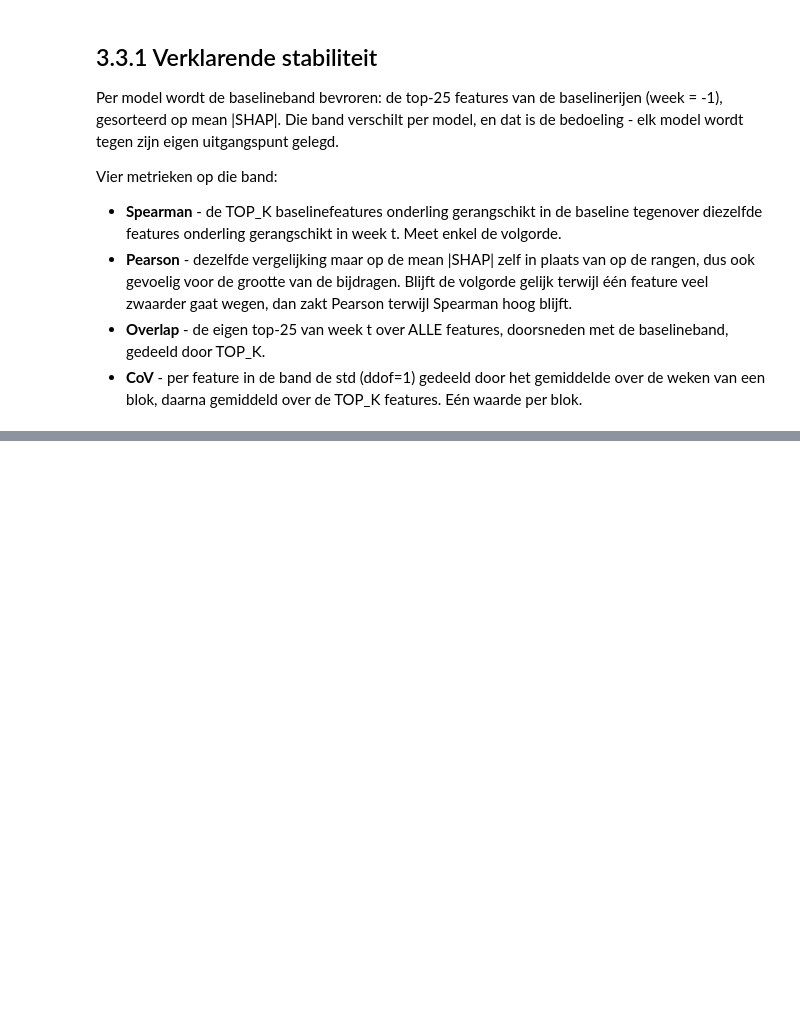
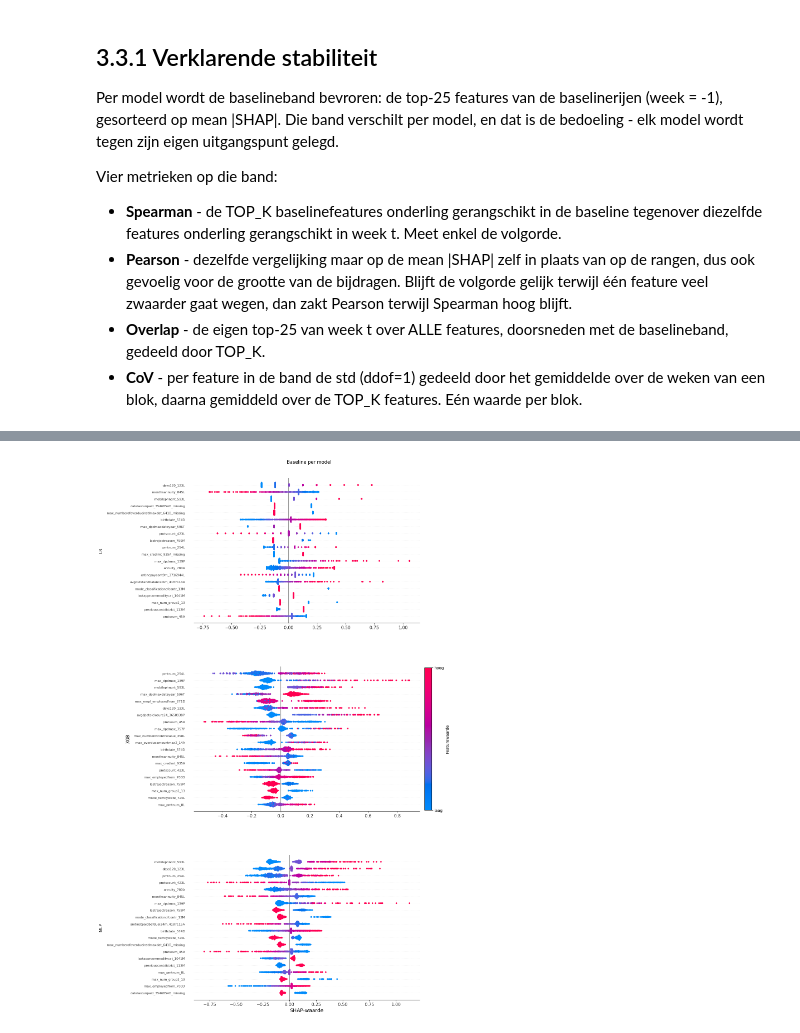
Before and after one commit to Jeanpierre69/casestudy-datamining, a Jupyter notebook: r2_explainable_stab.ipynb, the cells around one changed output, grey strips where cells are left out. Saved outputs shown, nothing was run; the diff lists cells and outputs as text; code cells hidden in the pictures; blank space fills up the shorter version.

```diff
--- a/r2_explainable_stab.ipynb
+++ b/r2_explainable_stab.ipynb
@@ -269,0 +383,46 @@ Alle figuren gebruiken dezelfde kleur per model als F1-F3 in r1, worden op 300 d
+# %%
+# F11 - Beeswarm van alleen de baseline, de drie modellen onder elkaar in één figuur. Dit is
+# het uitgangspunt waar alle weekmetrieken tegen worden afgezet. De volgorde is hier per
+# definitie de baselineband, dus rode labels zijn niet nodig: alles op de as zit in de band.
+# Geen gedeelde x-as: de drie modellen zitten op een andere absolute SHAP-schaal.
+fig, axes = plt.subplots(len(MODELS), 1, figsize=(11, 22))
+
+for ax, model_name in zip(axes, MODELS):
+    values = arrays[f"values_{model_name}_{BASELINE_WEEK}"]
+    explanation = shap.Explanation(
+        values=values,
+        data=arrays[f"data_{BASELINE_WEEK}"],
+        feature_names=feature_names,
+    )
+
+    baseline_order = np.argsort(-np.abs(values).mean(axis=0))
+
+    shap.plots.beeswarm(explanation, max_display=TOP_K, order=baseline_order,
+                        color_bar=False, group_remaining_features=False,
+                        plot_size=None, ax=ax, show=False)
+
+    for tick in ax.get_yticklabels():
+        tick.set_fontsize(8)
+
+    # shap zet zelf een Engelse x-as-label op elk paneel; die halen we hier weg en zetten
+    # er achteraf één Nederlandse voor in de plaats, enkel op het onderste paneel.
+    ax.set_xlabel("")
+    ax.set_ylabel(model_name, fontsize=11, labelpad=10)
+
+axes[-1].set_xlabel("SHAP-waarde")
+
+# Marges eerst vastzetten (kleinere top-marge, zodat de titel niet ver boven het eerste
+# paneel blijft hangen), pas daarna suptitle en colorbar toevoegen: die respecteren de
+# uiteindelijke aslayout in plaats van hem te verstoren.
+fig.subplots_adjust(top=0.96, hspace=0.3)
+fig.suptitle("Baseline per model", fontsize=12, y=0.99)
+
+scale = plt.cm.ScalarMappable(cmap=shap.plots.colors.red_blue)
+scale.set_array([])
+cbar = fig.colorbar(scale, ax=axes, fraction=0.03, pad=0.02, ticks=[0, 1])
+cbar.set_ticklabels(["laag", "hoog"])
+cbar.set_label("Featurewaarde")
+
+plt.show()
+# %% [output]
+[figure, added]
```
Also changed, not shown: parts of 29 cells of this notebook.
